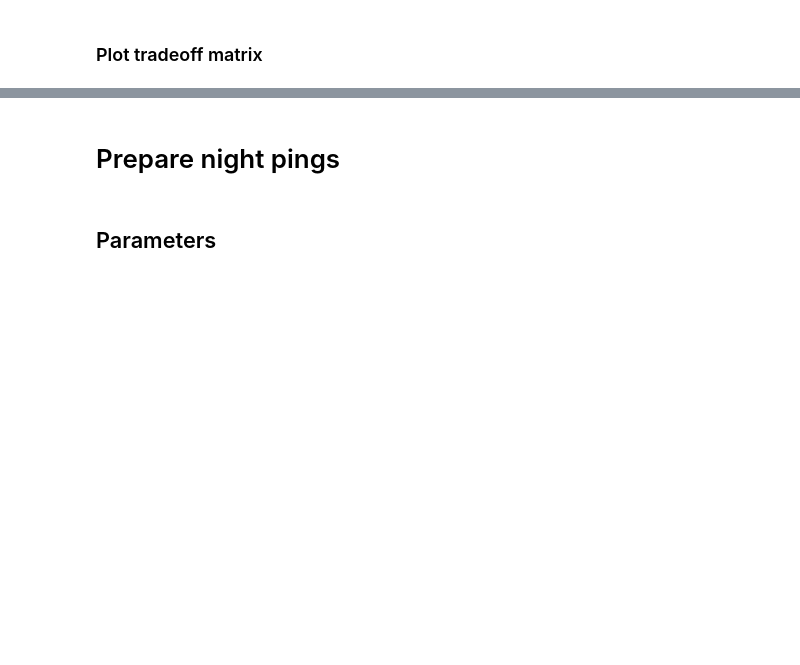
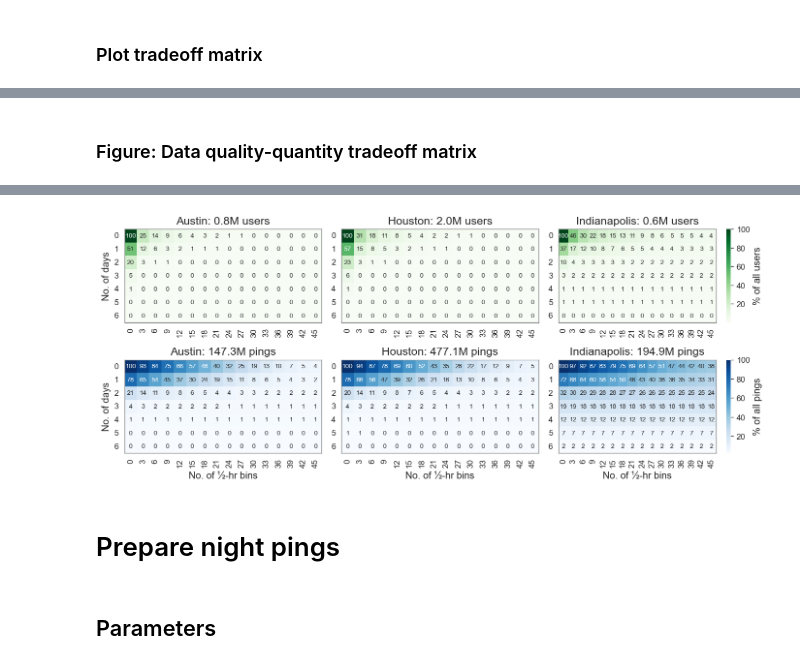
Before and after one commit to rvanxer/home_detection, a Jupyter notebook: code/2_Prepare_pings.ipynb, the cells around one changed output, grey strips where cells are left out. Saved outputs shown, nothing was run; the diff lists cells and outputs as text; code cells hidden in the pictures; blank space fills up the shorter version.

```diff
--- a/code/2_Prepare_pings.ipynb
+++ b/code/2_Prepare_pings.ipynb
@@ -185,2 +177,0 @@ def get_quality_quantity_tradeoff_matrix(rgn, filt_dates=True):
-# %%
-indy.qq_matrix = get_quality_quantity_tradeoff_matrix(indy).disp(None) # t=7s
@@ -200,2 +177,0 @@ aus.qq_matrix = get_quality_quantity_tradeoff_matrix(aus) # t=5s
-# %%
-hous.qq_matrix = get_quality_quantity_tradeoff_matrix(hous) # t=19s
@@ -229,0 +245,29 @@ plot_quality_quantity_tradeoff_matrix(hous)
+# %% [markdown]
+### Figure: Data quality-quantity tradeoff matrix
+# %%
+def fig_tradeoff_matrix(slot_interval=3, day_interval=1):
+    fig, axs = plt.subplots(2, 3, figsize=(14, 5), dpi=120)
+    for j, rgn in enumerate([aus, hous, indy]):
+        df = pd.read_parquet(rgn.data / f'stats/qq_tradeoff_matrix')
+        tot_users, tot_pings = df.iloc[0]['n_users'], df.iloc[0]['n_pings']
+        for i, (var, cmap) in enumerate([('users', 'Greens'), ('pings', 'Blues')]):
+            total = df.iloc[0]['n_'+var]
+            ax = U.plot(axs[i, j])
+            mat = df.pivot(index='n_days', columns='n_slots', values='n_'+var)
+            mat = (mat.fillna(0) / total) * 100
+            mat = mat.loc[::day_interval, ::slot_interval]
+            g = sns.heatmap(ax=ax, data=mat, cmap=cmap, annot=True,
+                            fmt='.0f', annot_kws=dict(fontsize=8),
+                            cbar=j == 2, cbar_kws=dict(label=f'% of all {var}'))
+            g.set_xticklabels(g.get_xticklabels(), rotation=90)
+            g.set_yticklabels(g.get_yticklabels(), rotation=0)
+            ax = U.plot(ax, title=f'{rgn.name}: {total/1e6:,.1f}M {var}',
+                        xlab='No. of ½-hr bins' if i == 1 else None,
+                        ylab='No. of days' if j == 0 else None,
+                        framebordercolor='grey')
+            for spine in ax.spines.values(): spine.set_visible(True)
+    plt.subplots_adjust(wspace=0.1, hspace=0.4)
+    P.imsave(title=f'Data quality-quantity tradeoff matrices')
+
+%time x = fig_tradeoff_matrix(); x
+# %% [output]
@@ -230,3 +276,4 @@ plot_quality_quantity_tradeoff_matrix(hous)
+[figure, added]
 # %% [markdown]
 # Prepare night pings
 # %% [markdown]
```
Also changed, not shown: parts of 21 cells of this notebook, 9 other files.
